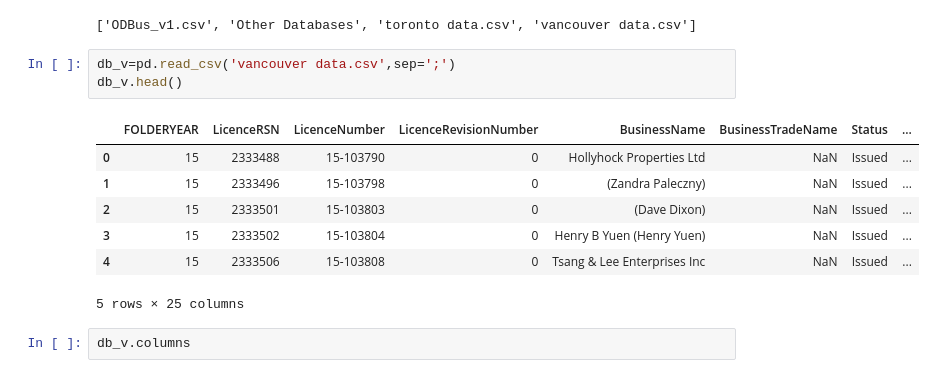
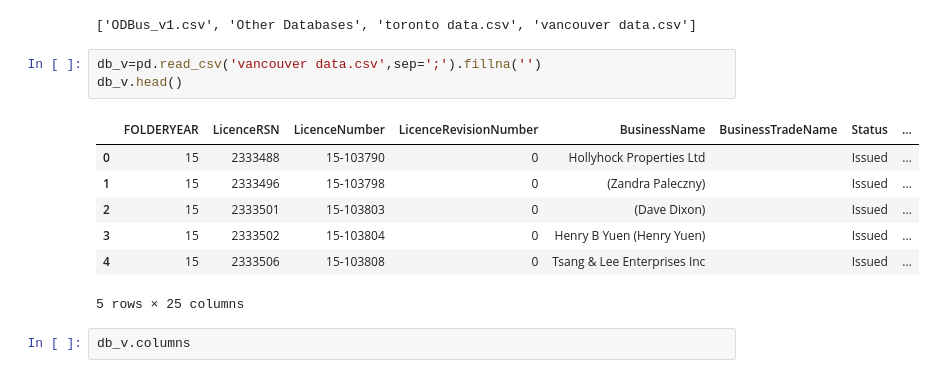
Before and after one commit to edwinsantosv/Economic-impact-of-Food-Trucks-on-Local-Municipalities, a Jupyter notebook: Exploration_Categories.ipynb, the cells around one changed output. Saved outputs shown, nothing was run; the diff lists cells and outputs as text.

```diff
--- a/Exploration_Categories.ipynb
+++ b/Exploration_Categories.ipynb
@@ -71,15 +92,15 @@ directory_contents
 # %% [output]
 ['ODBus_v1.csv', 'Other Databases', 'toronto data.csv', 'vancouver data.csv']
 # %%
-db_v=pd.read_csv('vancouver data.csv',sep=';')
+db_v=pd.read_csv('vancouver data.csv',sep=';').fillna('')
 db_v.head()
 # %% [output]
 |  | FOLDERYEAR | LicenceRSN | LicenceNumber | LicenceRevisionNumber | BusinessName | BusinessTradeName | Status | ... |
-| 0 | 15 | 2333488 | 15-103790 | 0 | Hollyhock Properties Ltd | NaN | Issued | ... |
-| 1 | 15 | 2333496 | 15-103798 | 0 | (Zandra Paleczny) | NaN | Issued | ... |
-| 2 | 15 | 2333501 | 15-103803 | 0 | (Dave Dixon) | NaN | Issued | ... |
-| 3 | 15 | 2333502 | 15-103804 | 0 | Henry B Yuen (Henry Yuen) | NaN | Issued | ... |
-| 4 | 15 | 2333506 | 15-103808 | 0 | Tsang & Lee Enterprises Inc | NaN | Issued | ... |
+| 0 | 15 | 2333488 | 15-103790 | 0 | Hollyhock Properties Ltd |  | Issued | ... |
+| 1 | 15 | 2333496 | 15-103798 | 0 | (Zandra Paleczny) |  | Issued | ... |
+| 2 | 15 | 2333501 | 15-103803 | 0 | (Dave Dixon) |  | Issued | ... |
+| 3 | 15 | 2333502 | 15-103804 | 0 | Henry B Yuen (Henry Yuen) |  | Issued | ... |
+| 4 | 15 | 2333506 | 15-103808 | 0 | Tsang & Lee Enterprises Inc |  | Issued | ... |
 5 rows × 25 columns
 # %%
 db_v.columns
```
Also changed, not shown: parts of 21 cells of this notebook, 1 other file.
